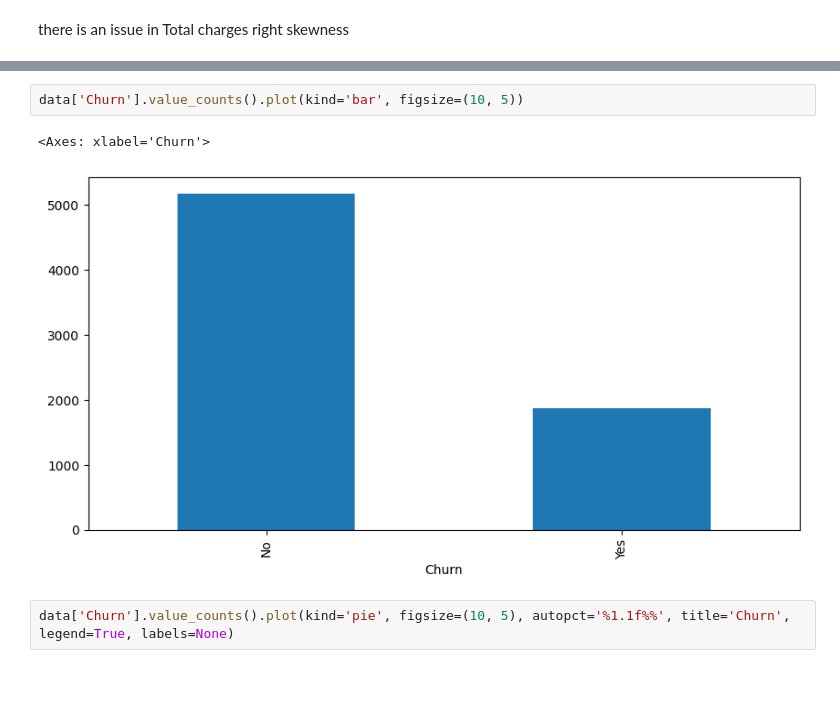
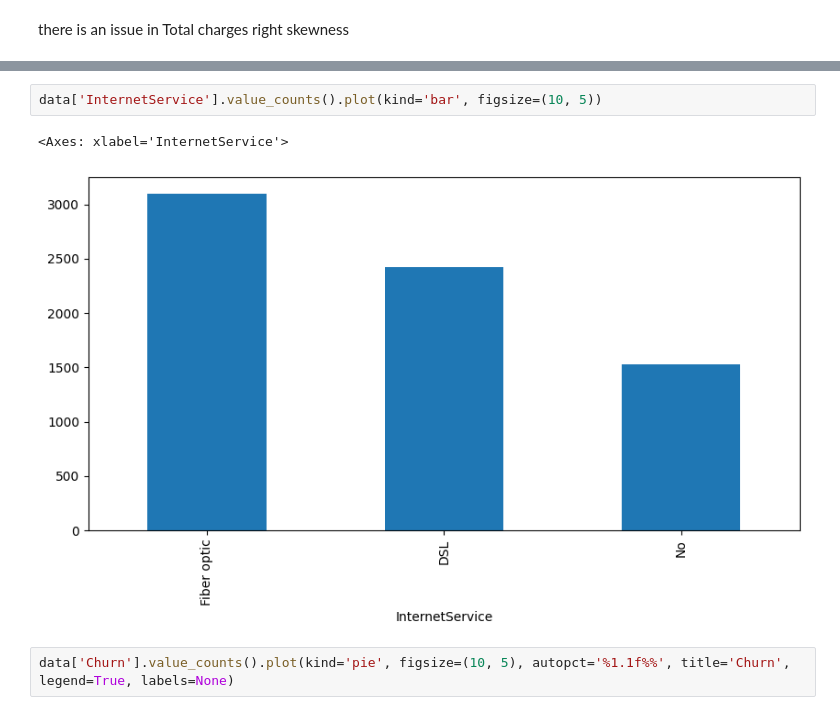
Before and after one commit to mohamedseif-10/DM-projects, a Jupyter notebook: Classification Task/Preprocessing/MS.ipynb, the cells around one changed output, grey strips where cells are left out. Saved outputs shown, nothing was run; the diff lists cells and outputs as text; blank space fills up the shorter version.

```diff
--- a/Classification Task/Preprocessing/MS.ipynb
+++ b/Classification Task/Preprocessing/MS.ipynb
@@ -46,10 +46,10 @@ for col in data[["TotalCharges", "tenure", "MonthlyCharges"]]:
 [figure]
 [figure]
 # %%
-data['Churn'].value_counts().plot(kind='bar', figsize=(10, 5))
+data['InternetService'].value_counts().plot(kind='bar', figsize=(10, 5))
 # %% [output]
-<Axes: xlabel='Churn'>
+<Axes: xlabel='InternetService'>
-[figure, old version]
+[figure, new version]
 # %%
 data['Churn'].value_counts().plot(kind='pie', figsize=(10, 5), autopct='%1.1f%%', title='Churn', legend=True, labels=None)
 # %% [output]
```
Also changed, not shown: parts of 3 cells of this notebook, 1 other file.
